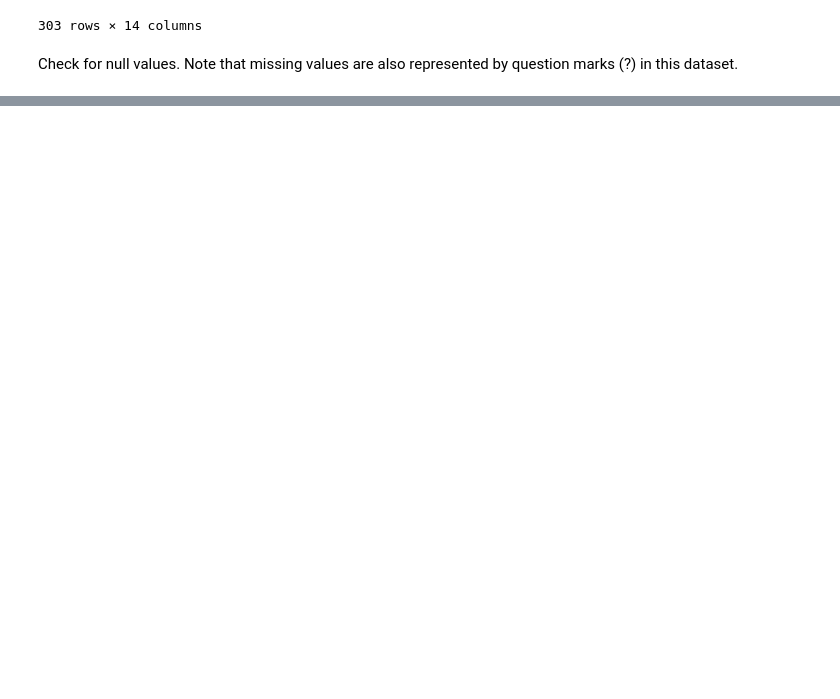
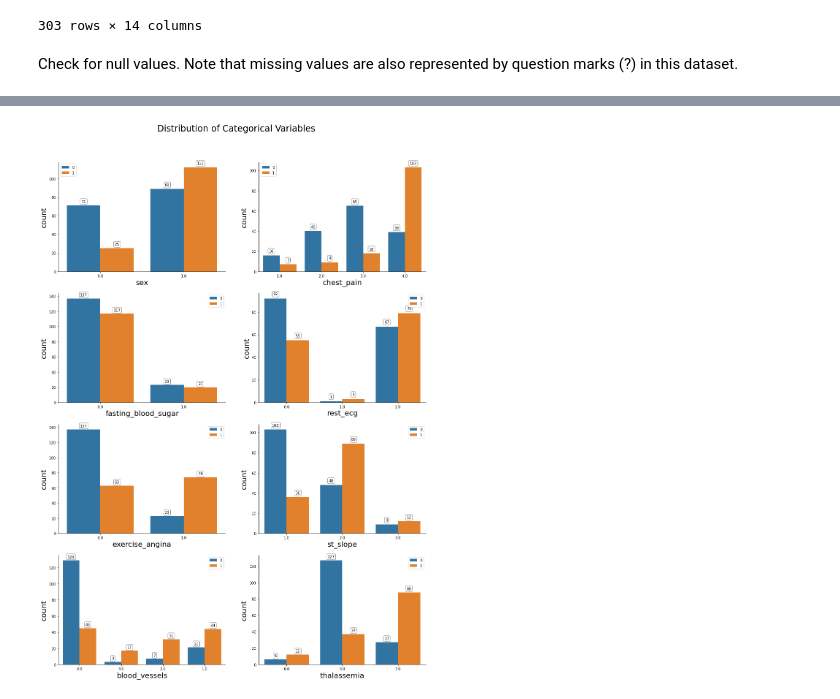
Before and after one commit to kyjzhou/predicting-heart-disease, a Jupyter notebook: Predicting-heart-disease.ipynb, the cells around one changed output, grey strips where cells are left out. Cells and saved outputs as stored; diff of their text form; code cells hidden in the pictures; blank space fills up the shorter version.

```diff
--- a/Predicting-heart-disease.ipynb
+++ b/Predicting-heart-disease.ipynb
@@ -82,0 +183,32 @@ heart_data[numeric].describe()
+# %%
+def count_plot(data, categorical_vars):
+    L = len(categorical_vars)
+    ncol= 2
+    nrow= int(np.ceil(L/ncol))
+
+    fig, ax = plt.subplots(nrow, ncol,figsize=(18, 24))
+    fig.subplots_adjust(top=0.92)
+
+    i = 1
+    for col in categorical_vars:
+        plt.subplot(nrow, ncol, i)
+        ax = sns.countplot(data=data, x=col, hue="diagnosis")
+        ax.set_xlabel(col, fontsize=20)
+        ax.set_ylabel("count", fontsize=20)
+        sns.despine(right=True)
+        sns.despine(offset=0, trim=False)
+        plt.legend()
+
+        for p in ax.patches:
+            height = p.get_height()
+            ax.text(p.get_x()+p.get_width()/2.,height + 3,'{:1.0f}'.format((height)),ha="center",
+                  bbox=dict(facecolor='none', edgecolor='black', boxstyle='round', linewidth=0.5))
+
+        i = i +1
+
+    plt.suptitle('Distribution of Categorical Variables', fontsize = 24)
+    return 0
+
+count_plot(heart_data, categorical);
+# %% [output]
+[figure, added]
```
Also changed, not shown: parts of 33 cells of this notebook.
